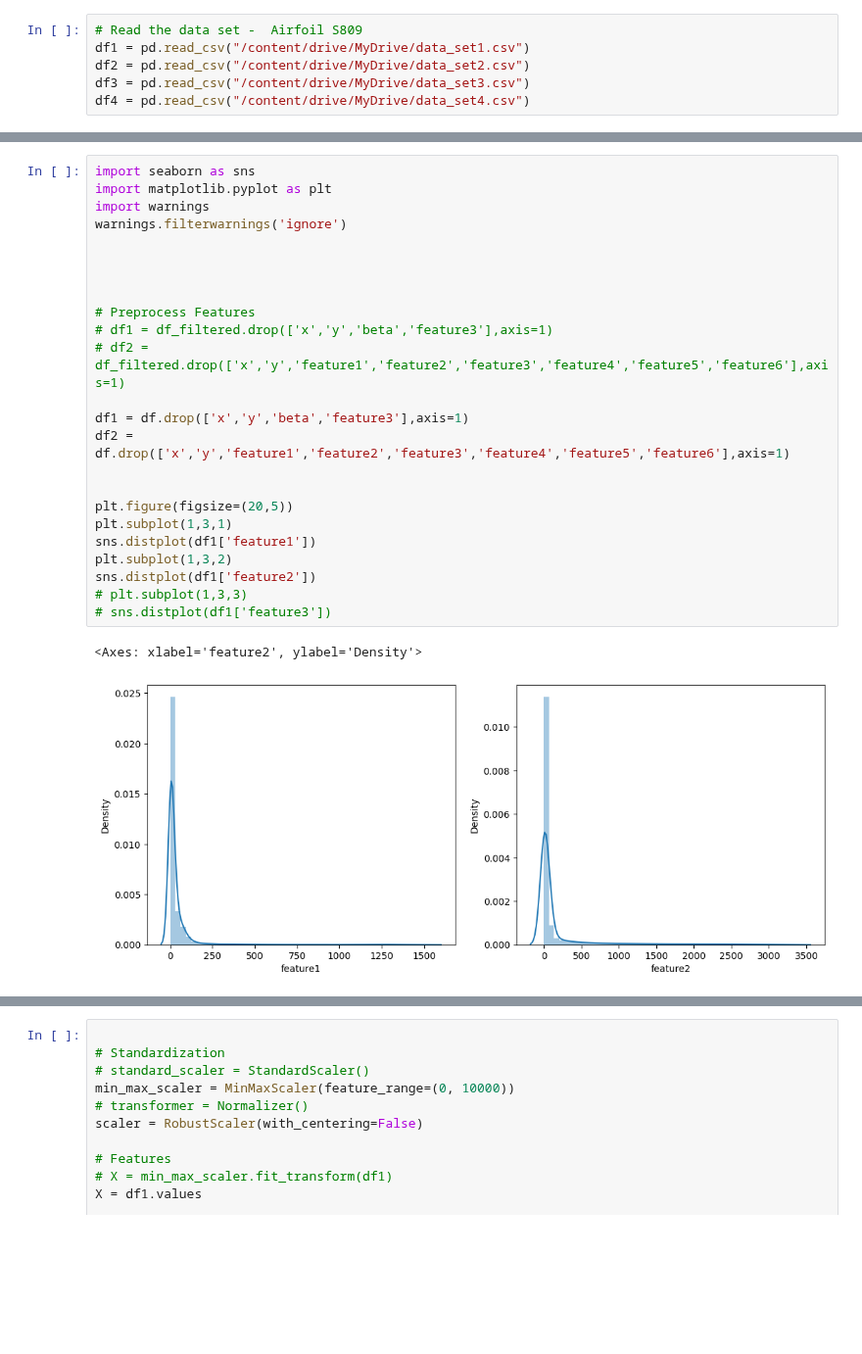
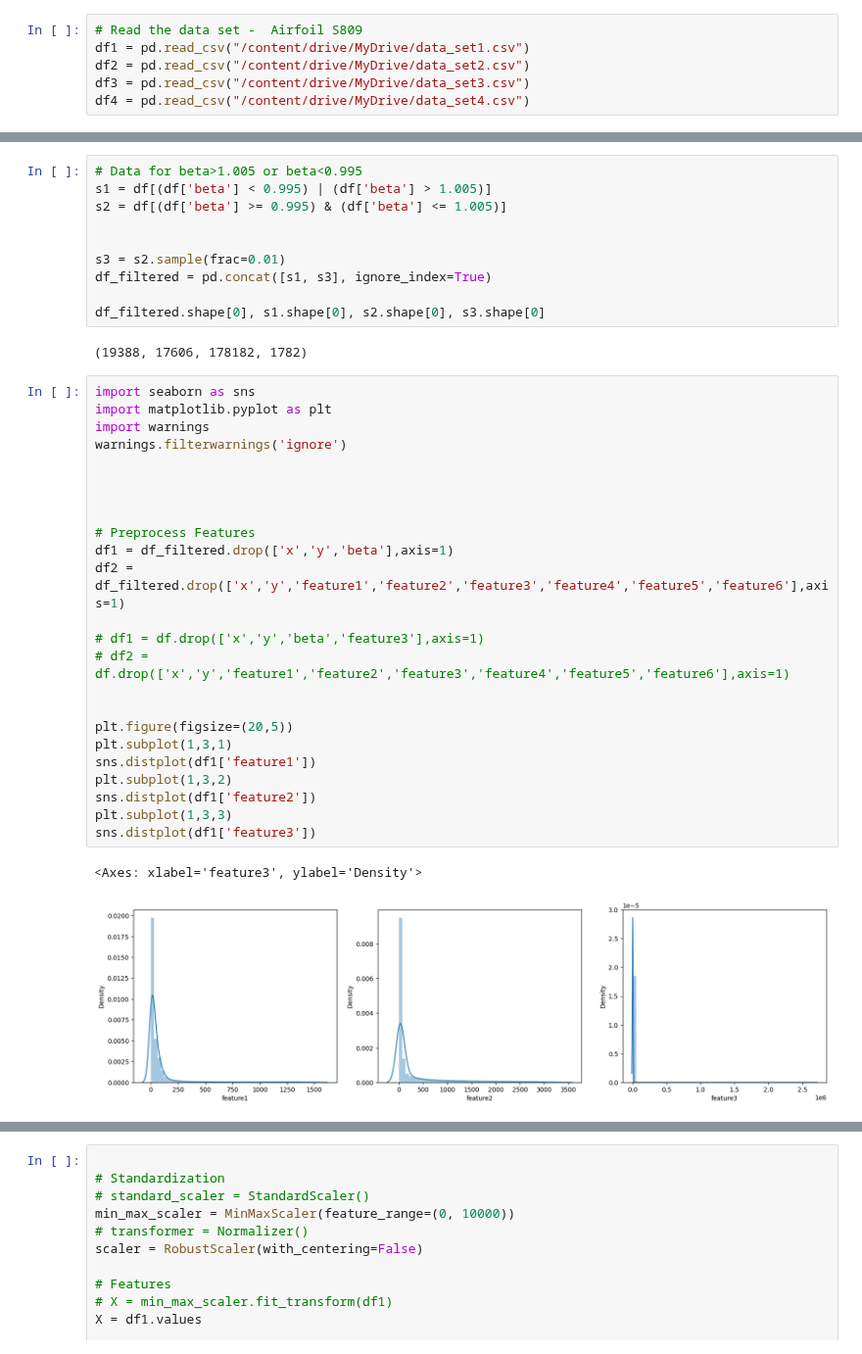
Before and after one commit to sudeepmenon17/PytorchforNN, a Jupyter notebook: AirfoilS809_SAmodel.ipynb, the cells around one changed output, grey strips where cells are left out. Shown at 98% size. Drawn from its saved outputs; the diff is of its cells as text; blank space fills up the shorter version.

```diff
--- a/AirfoilS809_SAmodel.ipynb
+++ b/AirfoilS809_SAmodel.ipynb
@@ -177,30 +177,42 @@ df = pd.concat(ff)
+# %%
+# Data for beta>1.005 or beta<0.995
+s1 = df[(df['beta'] < 0.995) | (df['beta'] > 1.005)]
+s2 = df[(df['beta'] >= 0.995) & (df['beta'] <= 1.005)]
+
+
+s3 = s2.sample(frac=0.01)
+df_filtered = pd.concat([s1, s3], ignore_index=True)
+
+df_filtered.shape[0], s1.shape[0], s2.shape[0], s3.shape[0]
+# %% [output]
+(19388, 17606, 178182, 1782)
 # %%
 import seaborn as sns
 import matplotlib.pyplot as plt
 import warnings
 warnings.filterwarnings('ignore')
 
 
 
 
 # Preprocess Features
-# df1 = df_filtered.drop(['x','y','beta','feature3'],axis=1)
-# df2 = df_filtered.drop(['x','y','feature1','feature2','feature3','feature4','feature5','feature6'],axis=1)
+df1 = df_filtered.drop(['x','y','beta'],axis=1)
+df2 = df_filtered.drop(['x','y','feature1','feature2','feature3','feature4','feature5','feature6'],axis=1)
 
-df1 = df.drop(['x','y','beta','feature3'],axis=1)
-df2 = df.drop(['x','y','feature1','feature2','feature3','feature4','feature5','feature6'],axis=1)
+# df1 = df.drop(['x','y','beta','feature3'],axis=1)
+# df2 = df.drop(['x','y','feature1','feature2','feature3','feature4','feature5','feature6'],axis=1)
 
 
 plt.figure(figsize=(20,5))
 plt.subplot(1,3,1)
 sns.distplot(df1['feature1'])
 plt.subplot(1,3,2)
 sns.distplot(df1['feature2'])
-# plt.subplot(1,3,3)
-# sns.distplot(df1['feature3'])
+plt.subplot(1,3,3)
+sns.distplot(df1['feature3'])
 # %% [output]
-<Axes: xlabel='feature2', ylabel='Density'>
+<Axes: xlabel='feature3', ylabel='Density'>
-[figure, old version]
+[figure, new version]
 # %%
 plt.figure(figsize=(20,5))
 plt.subplot(1,3,1)
```
Also changed, not shown: parts of 14 cells of this notebook.
